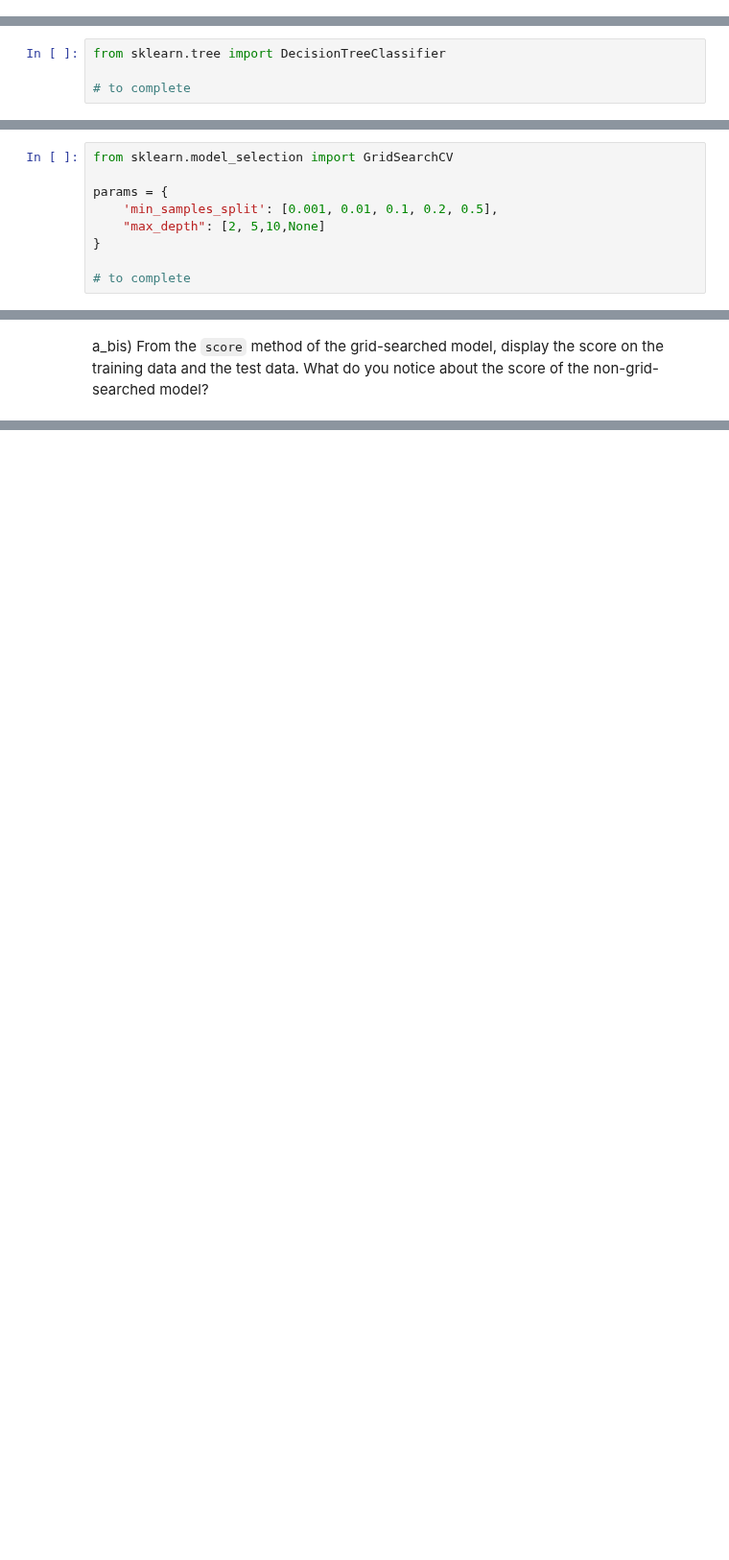
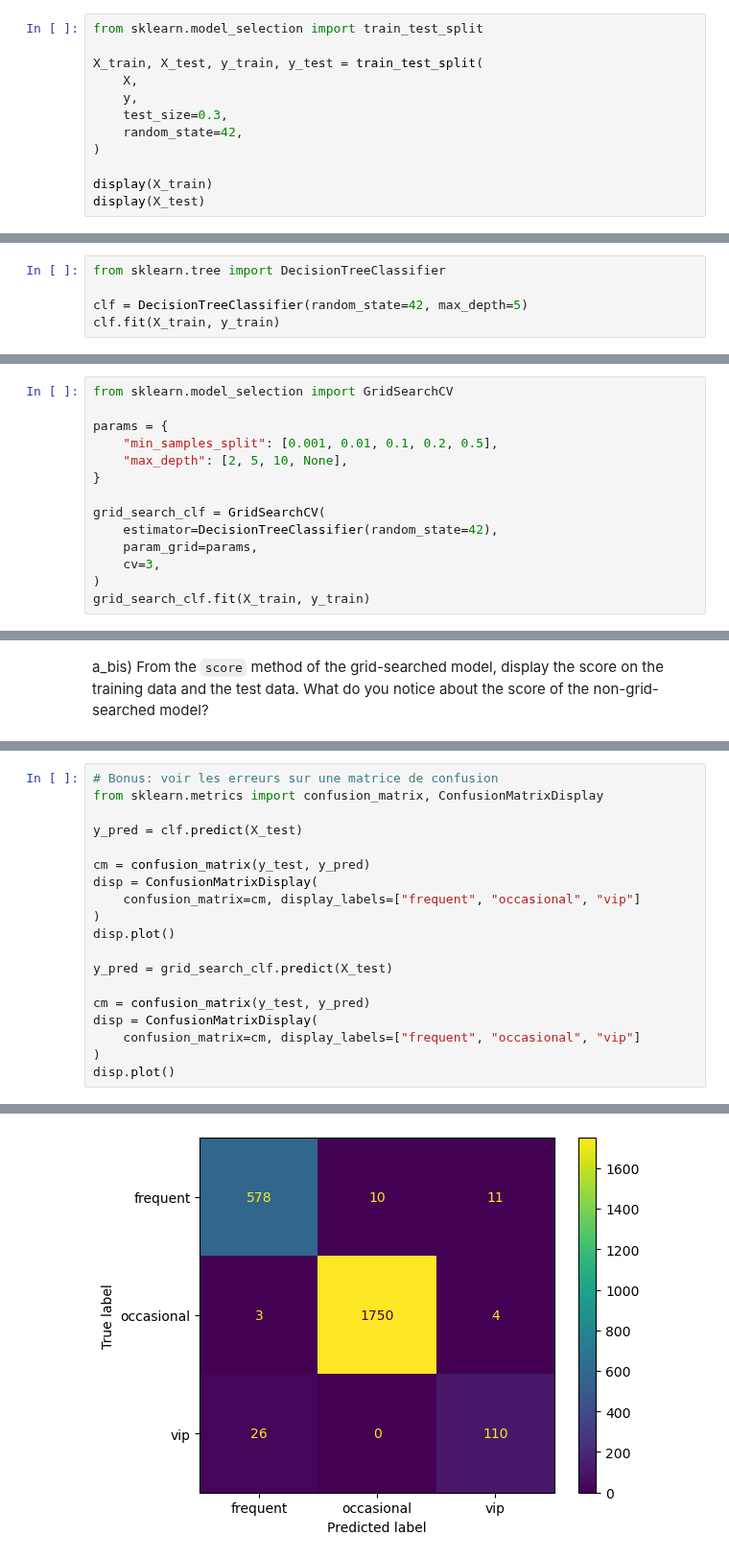
Before and after one commit to Gachdel/Python-LeWagon, a Jupyter notebook: 6_Machine_Learning_1/Intro_to_ML_Challenges.ipynb, the cells around one changed output, grey strips where cells are left out. Shown at 96% size. Cells and saved outputs as stored; diff of their text form; blank space fills up the shorter version.

```diff
--- a/6_Machine_Learning_1/Intro_to_ML_Challenges.ipynb
+++ b/6_Machine_Learning_1/Intro_to_ML_Challenges.ipynb
@@ -435,0 +444,12 @@ from sklearn.model_selection import train_test_split
+# %%
+from sklearn.model_selection import train_test_split
+
+X_train, X_test, y_train, y_test = train_test_split(
+    X,
+    y,
+    test_size=0.3,
+    random_state=42,
+)
+
+display(X_train)
+display(X_test)
@@ -438,4 +487,5 @@ v) From sklearn, create a model like [DecisionTreeClassifier](https://scikit-lea
 # %%
 from sklearn.tree import DecisionTreeClassifier
 
-# to complete
+clf = DecisionTreeClassifier(random_state=42, max_depth=5)
+clf.fit(X_train, y_train)
@@ -469,8 +598,13 @@ You will perform a grid search with a 3 fold cross validation parameter and the
 from sklearn.model_selection import GridSearchCV
 
 params = {
-    'min_samples_split': [0.001, 0.01, 0.1, 0.2, 0.5],
-    "max_depth": [2, 5,10,None]
+    "min_samples_split": [0.001, 0.01, 0.1, 0.2, 0.5],
+    "max_depth": [2, 5, 10, None],
 }
 
-# to complete
+grid_search_clf = GridSearchCV(
+    estimator=DecisionTreeClassifier(random_state=42),
+    param_grid=params,
+    cv=3,
+)
+grid_search_clf.fit(X_train, y_train)
@@ -482,0 +638,20 @@ a_bis) From the `score` method of the grid-searched model, display the score on
+# %%
+# Bonus: voir les erreurs sur une matrice de confusion
+from sklearn.metrics import confusion_matrix, ConfusionMatrixDisplay
+
+y_pred = clf.predict(X_test)
+
+cm = confusion_matrix(y_test, y_pred)
+disp = ConfusionMatrixDisplay(
+    confusion_matrix=cm, display_labels=["frequent", "occasional", "vip"]
+)
+disp.plot()
+
+y_pred = grid_search_clf.predict(X_test)
+
+cm = confusion_matrix(y_test, y_pred)
+disp = ConfusionMatrixDisplay(
+    confusion_matrix=cm, display_labels=["frequent", "occasional", "vip"]
+)
+disp.plot()
+# %% [output]
@@ -482,0 +659 @@ a_bis) From the `score` method of the grid-searched model, display the score on
+[figure, added]
```
Also changed, not shown: parts of 27 cells of this notebook.
